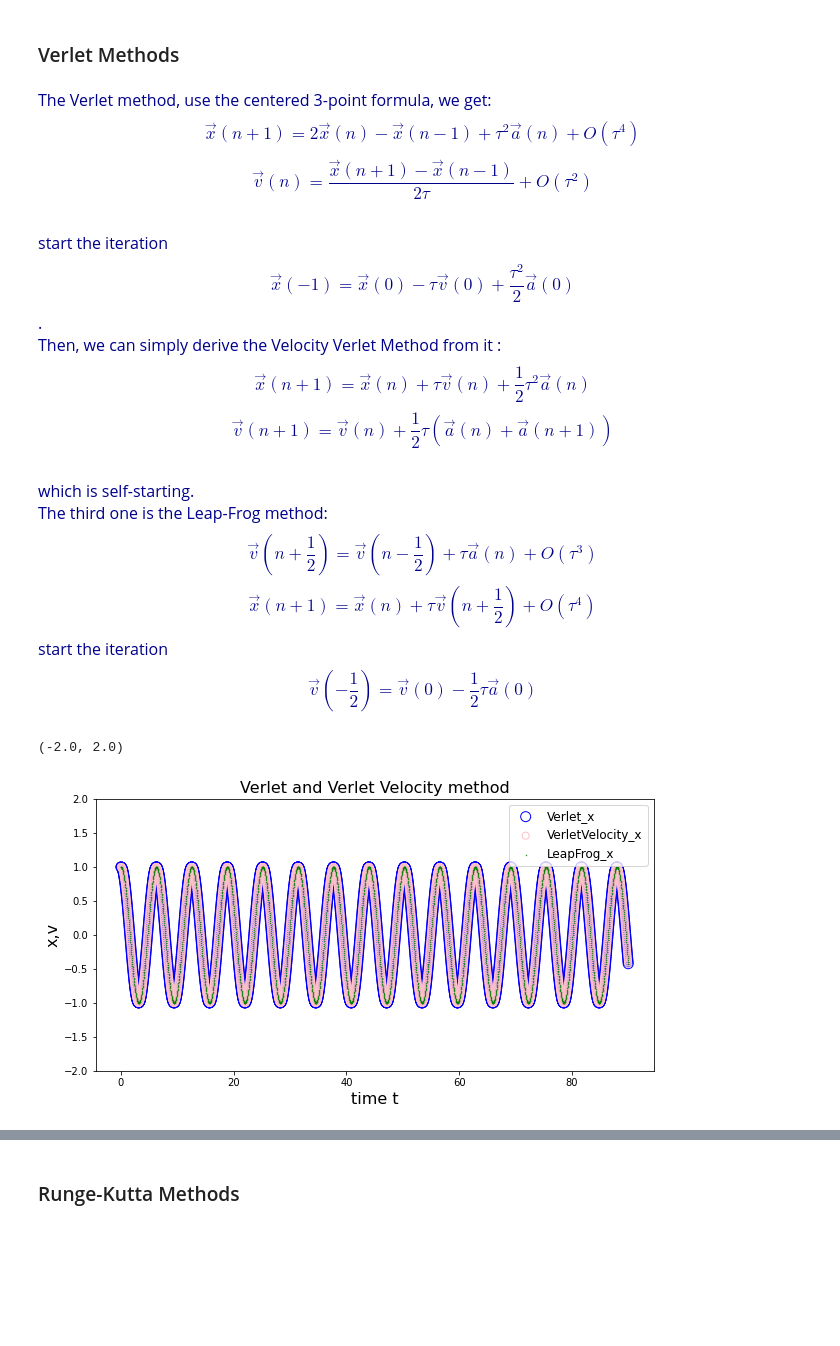
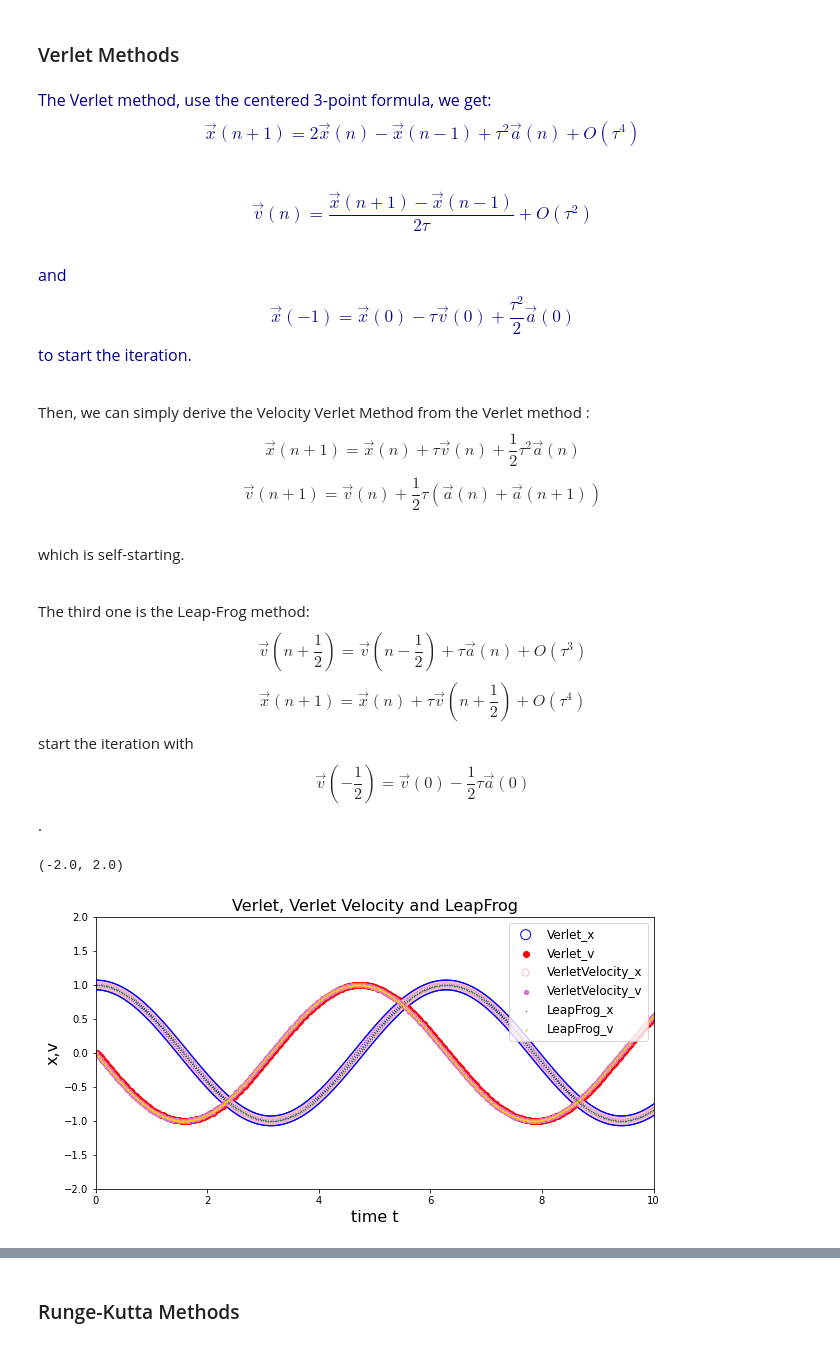
Before and after one commit to hylu666/hku-physics4150, a Jupyter notebook: Solving_Differential_Equations/Differential_Equations_1_Methods.ipynb, the cells around one changed output, grey strips where cells are left out. Drawn from its saved outputs; the diff is of its cells as text; code cells hidden in the pictures; blank space fills up the shorter version.

```diff
--- a/Solving_Differential_Equations/Differential_Equations_1_Methods.ipynb
+++ b/Solving_Differential_Equations/Differential_Equations_1_Methods.ipynb
@@ -67,17 +67,22 @@ plt.ylim(0,2)
 # %% [markdown]
 ### Verlet Methods
 # %% [markdown]
-<font  face=Times color=darkblue size=3> The Verlet method, use the centered 3-point formula, we get:$$\vec x(n+1)=2\vec x(n)-\vec x(n-1)+\tau^2\vec a(n) + O(\tau^4)$$
-    $$\vec v(n)=\frac{\vec x(n+1)-\vec x(n-1)}{2\tau} + O(\tau^2)$$
-    start the iteration $$\vec{x}(-1)=\vec{x}(0)-\tau\vec v(0)+\frac{\tau^2}{2}\vec a(0)$$.
-    <br> Then, we can simply derive the Velocity Verlet Method from it :
-    $$\vec x(n+1)=\vec x(n)+\tau\vec v(n)+\frac{1}{2}\tau^2\vec a(n)$$
-    $$\vec v(n+1)=\vec v(n)+\frac{1}{2}\tau(\vec a(n)+\vec a(n+1))$$
-    <br>which is self-starting.
-    <br> The third one is the Leap-Frog method:
-    $$\vec v(n+\frac{1}{2})=\vec v(n-\frac{1}{2})+\tau\vec a(n) + O(\tau^3)$$
-    $$\vec x(n+1) = \vec x(n) + \tau\vec v(n+\frac{1}{2})+ O(\tau^4) $$
-    start the iteration $$\vec v(-\frac{1}{2})=\vec v(0) - \frac{1}{2}\tau\vec a(0)$$
+<font  face=Times color=darkblue size=3> The Verlet method, use the centered 3-point formula, we get:
+$$\vec x(n+1)=2\vec x(n)-\vec x(n-1)+\tau^2\vec a(n) + O(\tau^4)$$
+$$\vec v(n)=\frac{\vec x(n+1)-\vec x(n-1)}{2\tau} + O(\tau^2)$$
+and
+$$\vec{x}(-1)=\vec{x}(0)-\tau\vec v(0)+\frac{\tau^2}{2}\vec a(0)$$
+to start the iteration.
+
+<br> Then, we can simply derive the Velocity Verlet Method from the Verlet method :
+$$\vec x(n+1)=\vec x(n)+\tau\vec v(n)+\frac{1}{2}\tau^2\vec a(n)$$
+$$\vec v(n+1)=\vec v(n)+\frac{1}{2}\tau(\vec a(n)+\vec a(n+1))$$
+<br>which is self-starting.
+
+<br> The third one is the Leap-Frog method:
+$$\vec v(n+\frac{1}{2})=\vec v(n-\frac{1}{2})+\tau\vec a(n) + O(\tau^3)$$
+$$\vec x(n+1) = \vec x(n) + \tau\vec v(n+\frac{1}{2})+ O(\tau^4) $$
+start the iteration with $$\vec v(-\frac{1}{2})=\vec v(0) - \frac{1}{2}\tau\vec a(0)$$.
 # %%
 #initial condition
 t_vv=[0]
@@ -116,20 +121,21 @@ for i in range(1,3000):
 # %%
 #postion x, velocity v plot
 plt.figure(figsize=(10,5))
 plt.scatter(t_vv,x_v,s=100,facecolors='none', edgecolors='blue',label='Verlet_x')
-#plt.scatter(t_vv,v_v,color='red',label='Verlet_v')
+plt.scatter(t_vv,v_v,color='red',label='Verlet_v')
 plt.scatter(t_vv,x_vv,s=50, facecolor='none', edgecolors='pink',label='VerletVelocity_x')
-#plt.scatter(t_vv,v_vv,color='orchid',s=18,label='VerletVelocity_v')
+plt.scatter(t_vv,v_vv,color='orchid',s=18,label='VerletVelocity_v')
 plt.scatter(t_vv,x_lf,color='green',s=0.2,label='LeapFrog_x')
-#plt.scatter(t_lf,v_lf,color='gold',s=1.5,label='LeapFrog_v')
+plt.scatter(t_lf,v_lf,color='gold',s=1.5,label='LeapFrog_v')
 plt.legend(prop={'size': 12})
 plt.xlabel('time t',size=16)
 plt.ylabel('x,v',size=16)
-plt.title('Verlet and Verlet Velocity method',size=16)
+plt.title('Verlet, Verlet Velocity and LeapFrog',size=16)
+plt.xlim(0,10)
 plt.ylim(-2,2)
 # %% [output]
 (-2.0, 2.0)
-[figure, old version]
+[figure, new version]
 # %%
 #Energy plot
 plt.scatter(t_vv,E_v,color='blue',s=1,label='Verlet_E')
```
Also changed, not shown: parts of 1 cell of this notebook.
